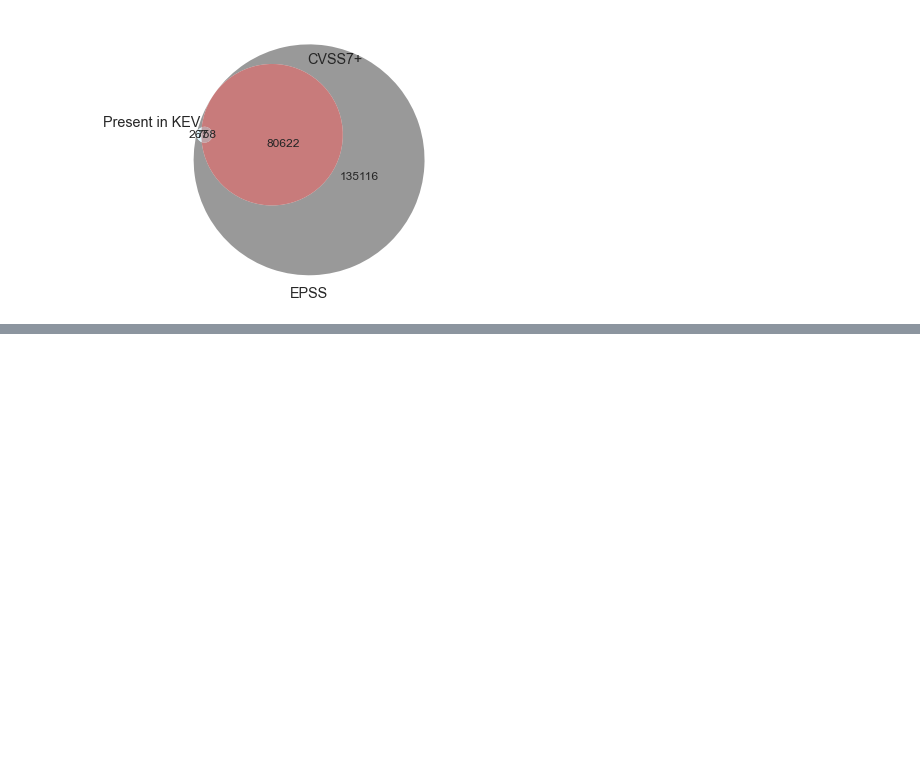
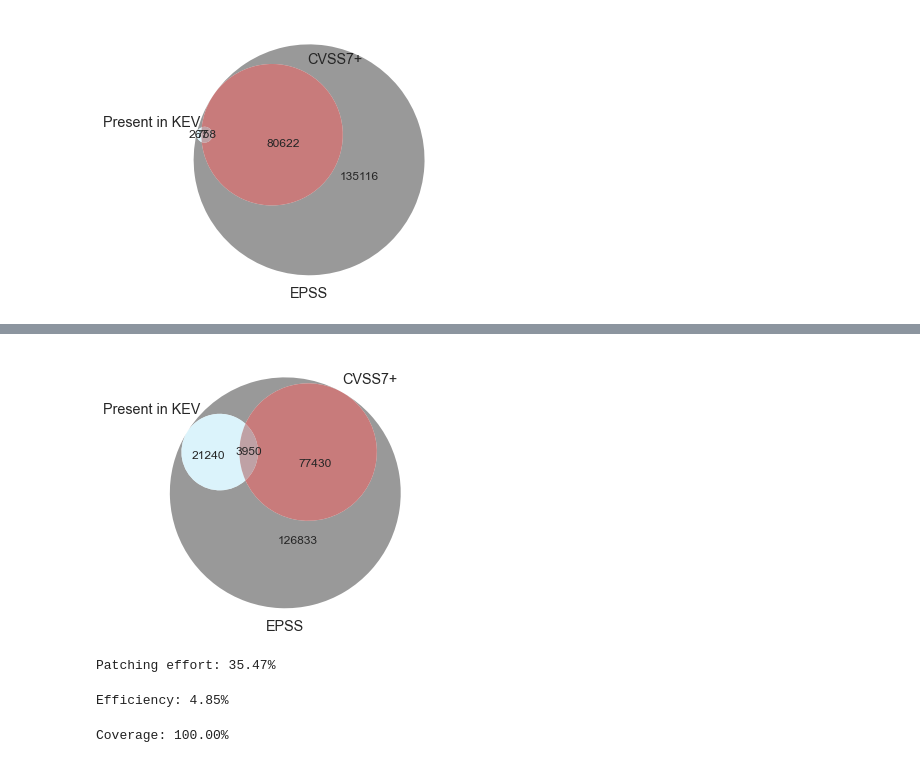
Before and after one commit to lauravoicu/Vulnerabilities, a Jupyter notebook: Version-2/EDA.ipynb, the cells around one changed output, grey strips where cells are left out. Cells and saved outputs as stored; diff of their text form; code cells hidden in the pictures; blank space fills up the shorter version.

```diff
--- a/Version-2/CVE.ipynb
+++ b/Version-2/EDA.ipynb
@@ -573,0 +550,2 @@ supervenn(sets, labels, widths_minmax_ratio=0.05, min_width_for_annotation=100)
+# %%
+CS.update_db()
@@ -573,0 +579,4 @@ supervenn(sets, labels, widths_minmax_ratio=0.05, min_width_for_annotation=100)
+# %%
+condition = np.vectorize(lambda x: len(CS.edbid_from_cve(x)) == 0)(df['cveID'])
+# %%
+df['hasKEV'] = np.where(condition, df['hasKEV'], 1)
@@ -573,0 +598,9 @@ supervenn(sets, labels, widths_minmax_ratio=0.05, min_width_for_annotation=100)
+# %%
+a = df.loc[df['hasKEV'] == 1, 'cveID']
+b = df.loc[df['cvssScore'] >= 7, 'cveID']
+c = df.cveID
+labels = ['Present in KEV', 'CVSS7+', 'EPSS']
+# %%
+venn_diagram(a, b, c, labels)
+# %% [output]
+[figure, added]
@@ -573,0 +612,13 @@ supervenn(sets, labels, widths_minmax_ratio=0.05, min_width_for_annotation=100)
+# %%
+b_c = len(set(b) & set(c))
+print("Patching effort: {:.2f}%".format(b_c / len(cvss) * 100))
+# %% [output]
+Patching effort: 35.47%
+# %%
+print("Efficiency: {:.2f}%".format(tp / (tp+fp) * 100))
+# %% [output]
+Efficiency: 4.85%
+# %%
+print("Coverage: {:.2f}%".format(tp / (tp+fn) * 100))
+# %% [output]
+Coverage: 100.00%
```
Also changed, not shown: parts of 51 cells of this notebook, 1 other file.
